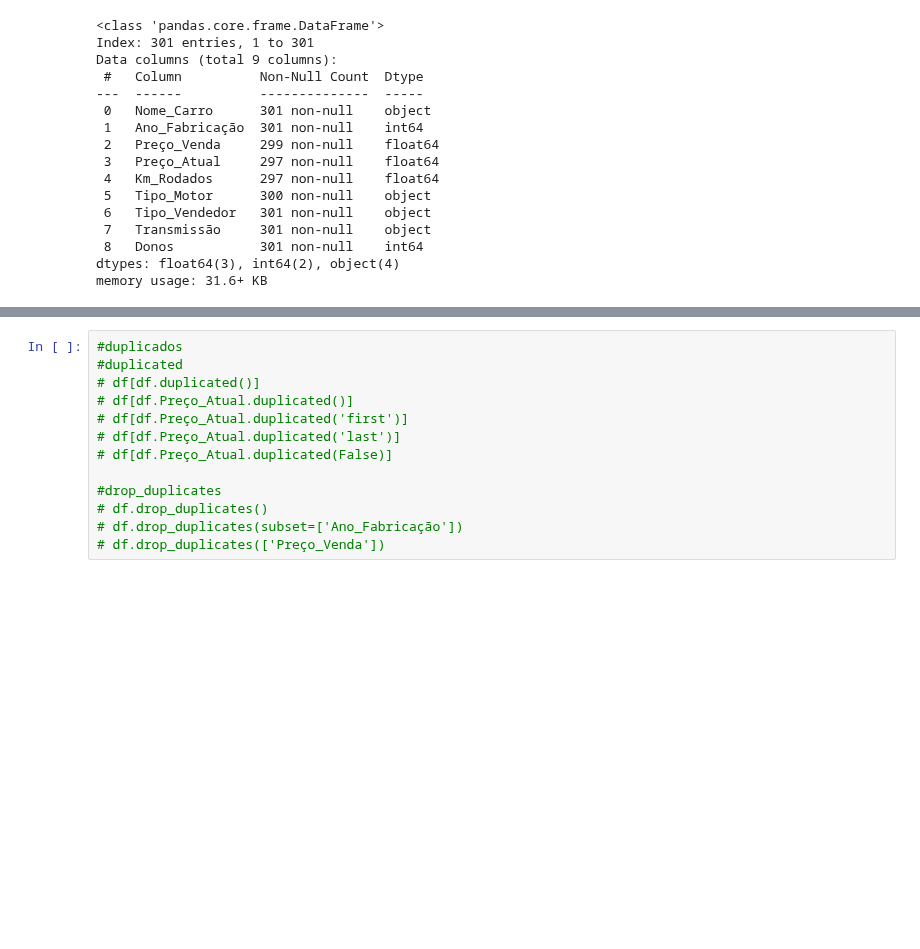
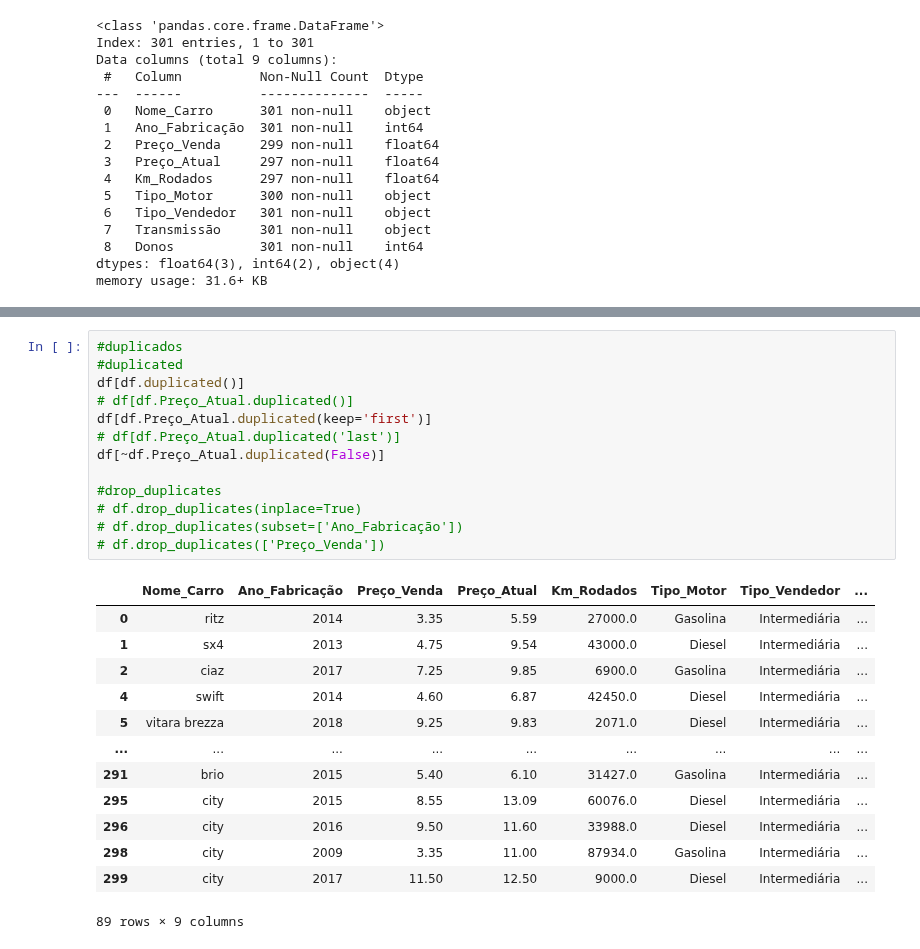
Before and after one commit to gamrodrigues/Coder, a Jupyter notebook: Aula 8.ipynb, the cells around one changed output, grey strips where cells are left out. Cells and saved outputs as stored; diff of their text form; blank space fills up the shorter version.

```diff
--- a/Aula 8.ipynb
+++ b/Aula 8.ipynb
@@ -368,15 +401,29 @@ memory usage: 31.6+ KB
 # %%
 #duplicados
 #duplicated
-# df[df.duplicated()]
+df[df.duplicated()]
 # df[df.Preço_Atual.duplicated()]
-# df[df.Preço_Atual.duplicated('first')]
+df[df.Preço_Atual.duplicated(keep='first')]
 # df[df.Preço_Atual.duplicated('last')]
-# df[df.Preço_Atual.duplicated(False)]
+df[~df.Preço_Atual.duplicated(False)]
 
 #drop_duplicates
-# df.drop_duplicates()
+# df.drop_duplicates(inplace=True)
 # df.drop_duplicates(subset=['Ano_Fabricação'])
 # df.drop_duplicates(['Preço_Venda'])
+# %% [output]
+|  | Nome_Carro | Ano_Fabricação | Preço_Venda | Preço_Atual | Km_Rodados | Tipo_Motor | Tipo_Vendedor | ... |
+| 0 | ritz | 2014 | 3.35 | 5.59 | 27000.0 | Gasolina | Intermediária | ... |
+| 1 | sx4 | 2013 | 4.75 | 9.54 | 43000.0 | Diesel | Intermediária | ... |
+| 2 | ciaz | 2017 | 7.25 | 9.85 | 6900.0 | Gasolina | Intermediária | ... |
+| 4 | swift | 2014 | 4.60 | 6.87 | 42450.0 | Diesel | Intermediária | ... |
+| 5 | vitara brezza | 2018 | 9.25 | 9.83 | 2071.0 | Diesel | Intermediária | ... |
+| ... | ... | ... | ... | ... | ... | ... | ... | ... |
+| 291 | brio | 2015 | 5.40 | 6.10 | 31427.0 | Gasolina | Intermediária | ... |
+| 295 | city | 2015 | 8.55 | 13.09 | 60076.0 | Diesel | Intermediária | ... |
+| 296 | city | 2016 | 9.50 | 11.60 | 33988.0 | Diesel | Intermediária | ... |
+| 298 | city | 2009 | 3.35 | 11.00 | 87934.0 | Gasolina | Intermediária | ... |
+| 299 | city | 2017 | 11.50 | 12.50 | 9000.0 | Diesel | Intermediária | ... |
+89 rows × 9 columns
 # %%
 #operações
```
Also changed, not shown: parts of 7 cells of this notebook, 3 other files.
